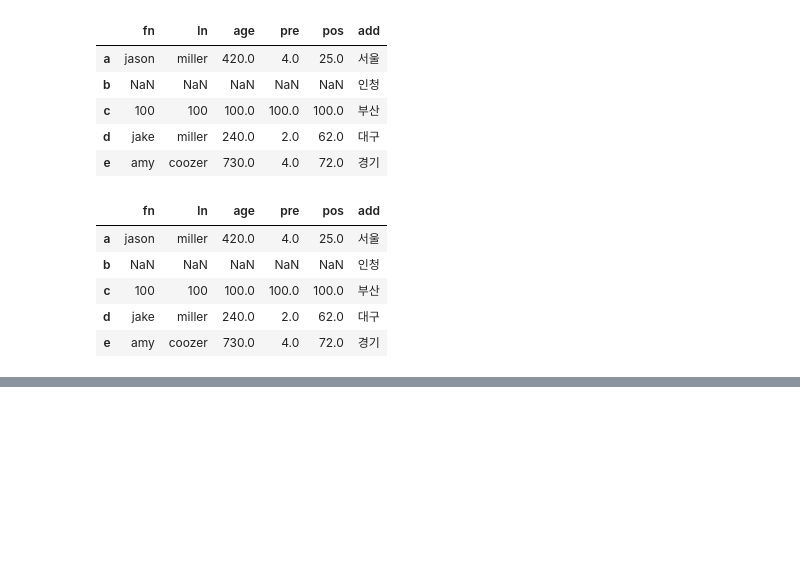
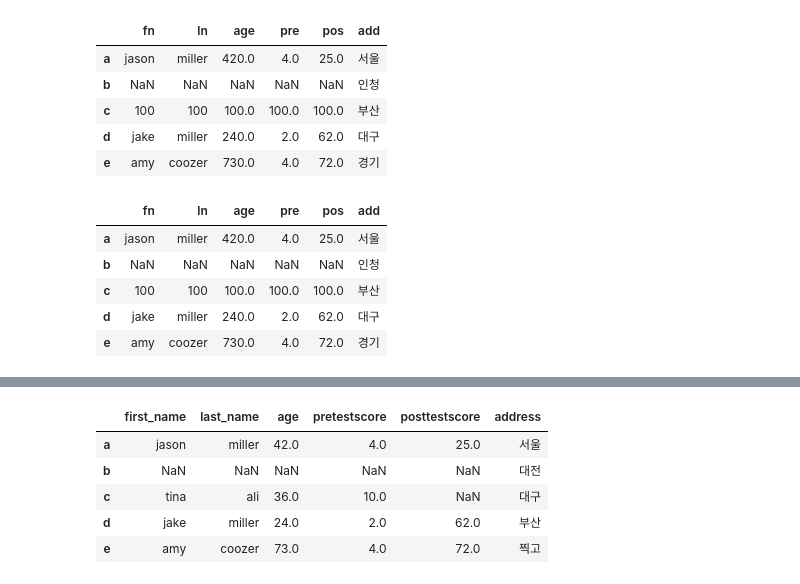
Before and after one commit to doyeon0139/Study, a Jupyter notebook: Pandas/pandas_0.ipynb, the cells around one changed output, grey strips where cells are left out. Drawn from its saved outputs; the diff is of its cells as text; code cells hidden in the pictures; blank space fills up the shorter version.

```diff
--- a/Pandas/pandas_0.ipynb
+++ b/Pandas/pandas_0.ipynb
@@ -574,0 +639,11 @@ dt
+# %%
+raw_data = {'first_name':['jason', np.nan, 'tina', 'jake', 'amy'],
+           'last_name':['miller', np.nan, 'ali', 'miller', 'coozer'],
+            'age':[42, np.nan, 36, 24, 73],
+            'pretestscore' : [4, np.nan, np.nan, 2, 4],
+            'posttestscore' : [25,np.nan, np.nan, 62,72]
+           }
+
+# 데이터 프레임 만들기
+tt = pd.DataFrame(raw_data)
+tt
@@ -574,0 +689,4 @@ dt
+# %%
+# dt 인덱스 출력
+tt.index = ['a','b','c','d','e']
+tt.index
@@ -574,0 +776,3 @@ dt
+# %%
+# 값 바꾸기
+tt.loc['c', 'pretestscore']=10
@@ -575,73 +801,11 @@ dt
 # %%
-L = [1,2,3,4]
-# L를 series로 변환(s)하여 인덱스(알파벳)으로 바꾸기
-
-# s의 인덱스로 값 출력
-
-# s 값 바꾸기
-
-#  인덱스 여러가지 같이 값출력
-
-#  s 비교 불값 출력
-
-#  5 이상값 출력
-
-# 각 값에 *2
-
-# 'a'가 있는지 확인
-
-# s 인덱스값 출력
-
-# s value값 출력
-
-# s 인덱스 바꾸기
-
-raw_data = {'first_name':['jason', np.nan, 'tina', 'jake', 'amy'],
-           'last_name':['miller', np.nan, 'ali', 'miller', 'coozer'],
-            'age':[42, np.nan, 36, 24, 73],
-            'pretestscore' : [4, np.nan, np.nan, 2, 4],
-            'posttestscre' : [25,np.nan, np.nan, 62,72]
-           }
-
-# 데이터 프레임 만들기
-
-# dt의 위에 2개값 출력
-
-#  df 특정column 출력
-
-#  df 특정 column 2개 출력
-
-# dt age에 10 곱하기
-
-# dt 인덱스 출력
-
-# dt value 값 출력
-
-# 특정 인덱스의 값 출력
-
-# 특정 이름의 값 출력
-
-# 특정 인덱스부터 출력
-
-# 특정 이름부터 값 출력
-
-# 특정 이름의 값 두개 출력
-
-# 특정 인덱스의 값 두개 출력
-
-# 특정 이름의 범위 출력
-
-# 값 하나 출력
-
-# 값 두개 이름 두개 출력
-
-# 값 바꾸기
-
-# 홀수번째 인덱스만
-
-# 'last_name'이 'ali'인 사람의 데이터 추출
-
-# 나이가 40 이상인 사람의 postestscore 평균점수는 얼마인가?
-# df.loc[df['age'] >= 40]
-
 # 새로운 칼럼 추가
+tt['address'] = ['서울', '대전', '대구', '부산', '찍고']
+tt
+# %% [output]
+|  | first_name | last_name | age | pretestscore | posttestscore | address |
+| a | jason | miller | 42.0 | 4.0 | 25.0 | 서울 |
+| b | NaN | NaN | NaN | NaN | NaN | 대전 |
+| c | tina | ali | 36.0 | 10.0 | NaN | 대구 |
+| d | jake | miller | 24.0 | 2.0 | 62.0 | 부산 |
+| e | amy | coozer | 73.0 | 4.0 | 72.0 | 찍고 |
```
Also changed, not shown: parts of 31 cells of this notebook, 12 other files.
